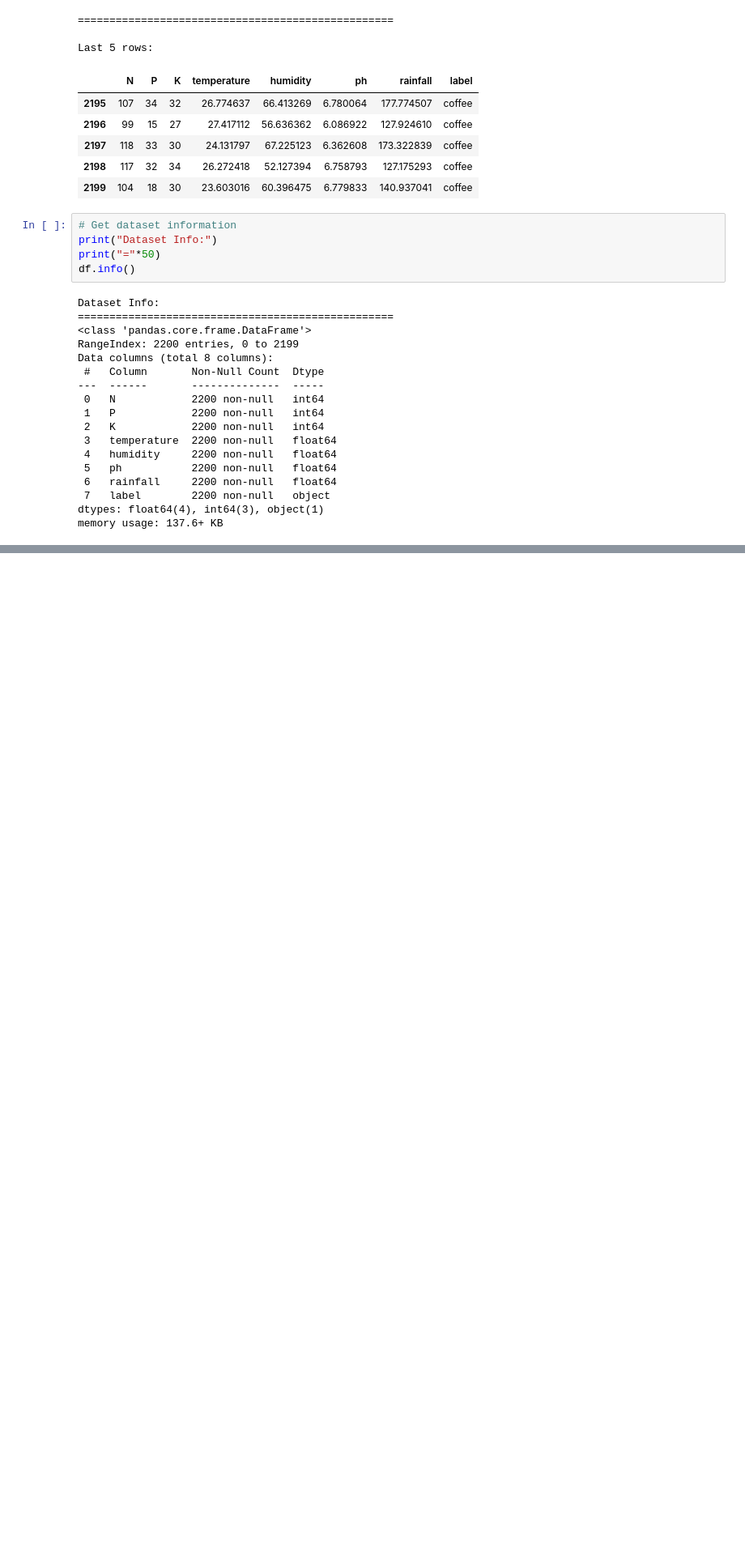
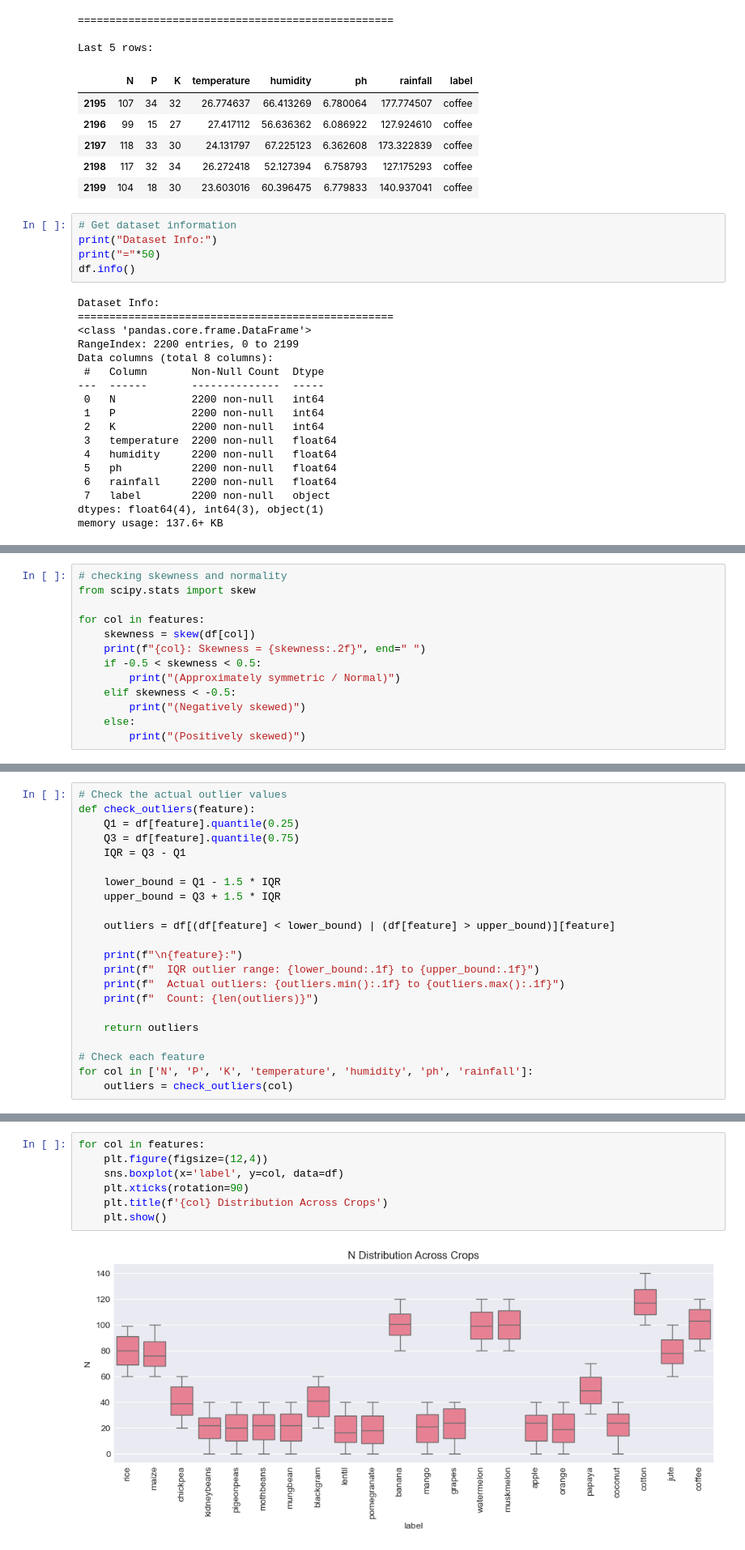
Before and after one commit to Sthamanik/Crop-recommendation, a Jupyter notebook: notebooks/01_eda.ipynb, the cells around one changed output, grey strips where cells are left out. Shown at 81% size. Saved outputs shown, nothing was run; the diff lists cells and outputs as text; blank space fills up the shorter version.

```diff
--- a/notebooks/01_eda.ipynb
+++ b/notebooks/01_eda.ipynb
@@ -111,0 +193,13 @@ Crop types:
+# %%
+# checking skewness and normality
+from scipy.stats import skew
+
+for col in features:
+    skewness = skew(df[col])
+    print(f"{col}: Skewness = {skewness:.2f}", end=" ")
+    if -0.5 < skewness < 0.5:
+        print("(Approximately symmetric / Normal)")
+    elif skewness < -0.5:
+        print("(Negatively skewed)")
+    else:
+        print("(Positively skewed)")
@@ -111,0 +214,22 @@ Crop types:
+# %%
+# Check the actual outlier values
+def check_outliers(feature):
+    Q1 = df[feature].quantile(0.25)
+    Q3 = df[feature].quantile(0.75)
+    IQR = Q3 - Q1
+
+    lower_bound = Q1 - 1.5 * IQR
+    upper_bound = Q3 + 1.5 * IQR
+
+    outliers = df[(df[feature] < lower_bound) | (df[feature] > upper_bound)][feature]
+
+    print(f"\n{feature}:")
+    print(f"  IQR outlier range: {lower_bound:.1f} to {upper_bound:.1f}")
+    print(f"  Actual outliers: {outliers.min():.1f} to {outliers.max():.1f}")
+    print(f"  Count: {len(outliers)}")
+
+    return outliers
+
+# Check each feature
+for col in ['N', 'P', 'K', 'temperature', 'humidity', 'ph', 'rainfall']:
+    outliers = check_outliers(col)
@@ -111,0 +360,9 @@ Crop types:
+# %%
+for col in features:
+    plt.figure(figsize=(12,4))
+    sns.boxplot(x='label', y=col, data=df)
+    plt.xticks(rotation=90)
+    plt.title(f'{col} Distribution Across Crops')
+    plt.show()
+# %% [output]
+[figure, added]
```
Also changed, not shown: parts of 28 cells of this notebook.
